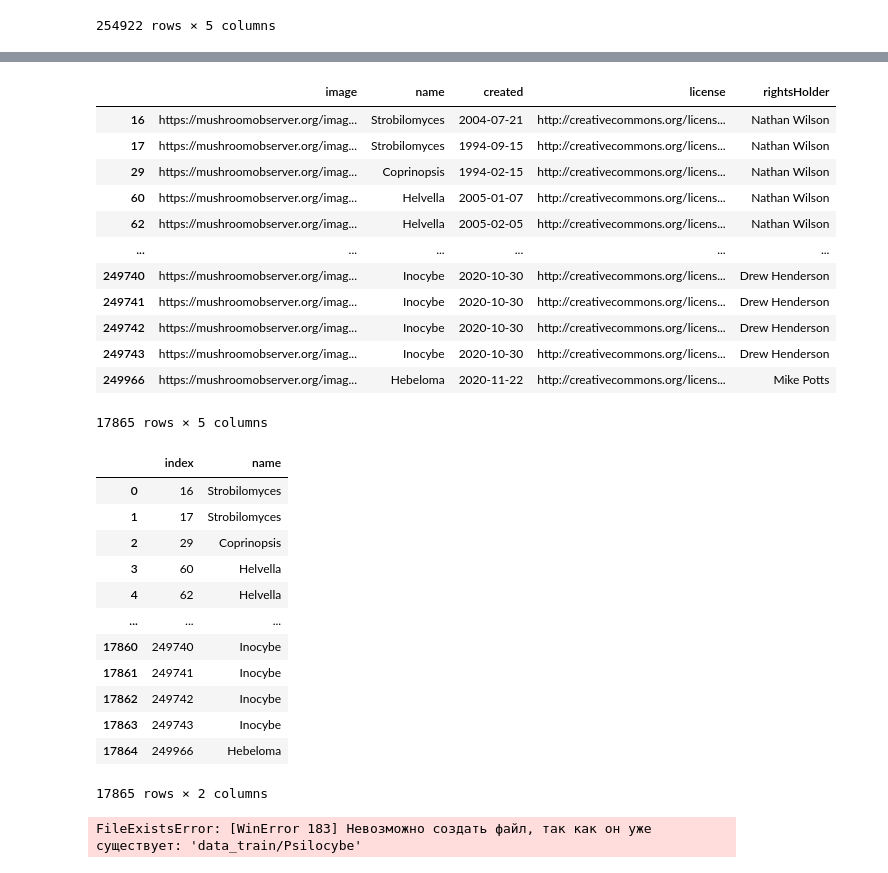
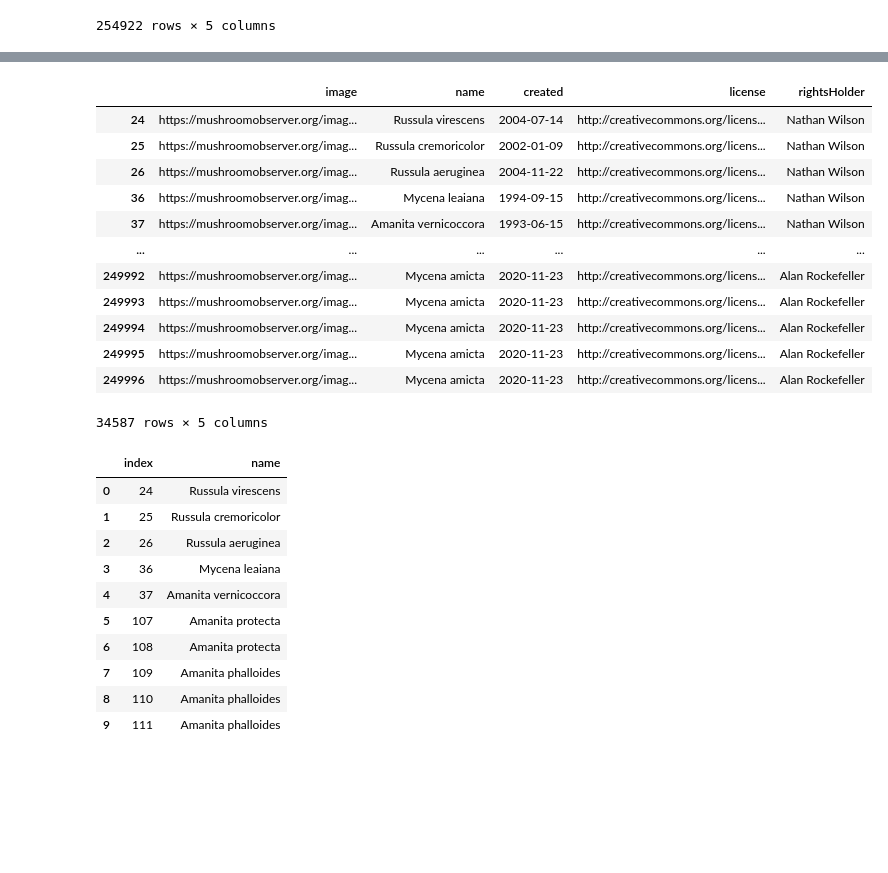
Before and after one commit to AAYamoldin/mushrooms_family_classification, a Jupyter notebook: main.ipynb, the cells around one changed output, grey strips where cells are left out. Saved outputs shown, nothing was run; the diff lists cells and outputs as text; code cells hidden in the pictures; blank space fills up the shorter version.

```diff
--- a/main.ipynb
+++ b/main.ipynb
@@ -95,7 +72,7 @@ df
 254922 rows × 5 columns
 # %%
 # Получаем список фото, которые у нас имеются на данный момент
-jpgFilenamesList = glob.glob('./data/*.jpg')
+jpgFilenamesList = glob.glob('./data_ideal/*.jpg')
 photos = []
 for i in jpgFilenamesList:
     photos.append(int((os.path.basename(i))[:-4]))
@@ -105,5 +114,6 @@ df_exist_photos = df[df.index.isin(photos)]
 # %%
 # Составим топ-1000 семейств в имеющимся у нас датасете
-families = df_exist_photos['name'].str.split(n=1).str[0].value_counts()[:1000]
+families = df_exist_photos['name'].str.split(n=1).str[0].value_counts()[:20]
 families
+#1
 # %% [output]
@@ -127,51 +153,46 @@ families.sum()
 # %%
 # Составим датасет, состоящий только из топ-100 грибных семейств
-top_1000 = df_exist_photos[df_exist_photos.name.isin(families.index)]
+top_1000 = df_exist_photos[df_exist_photos['name'].str.split(n=1).str[0].isin(families.index)]
 top_1000
 # %% [output]
 |  | image | name | created | license | rightsHolder |
-| 16 | https://mushroomobserver.org/imag... | Strobilomyces | 2004-07-21 | http://creativecommons.org/licens... | Nathan Wilson |
-| 17 | https://mushroomobserver.org/imag... | Strobilomyces | 1994-09-15 | http://creativecommons.org/licens... | Nathan Wilson |
-| 29 | https://mushroomobserver.org/imag... | Coprinopsis | 1994-02-15 | http://creativecommons.org/licens... | Nathan Wilson |
-| 60 | https://mushroomobserver.org/imag... | Helvella | 2005-01-07 | http://creativecommons.org/licens... | Nathan Wilson |
-| 62 | https://mushroomobserver.org/imag... | Helvella | 2005-02-05 | http://creativecommons.org/licens... | Nathan Wilson |
+| 24 | https://mushroomobserver.org/imag... | Russula virescens | 2004-07-14 | http://creativecommons.org/licens... | Nathan Wilson |
+| 25 | https://mushroomobserver.org/imag... | Russula cremoricolor | 2002-01-09 | http://creativecommons.org/licens... | Nathan Wilson |
+| 26 | https://mushroomobserver.org/imag... | Russula aeruginea | 2004-11-22 | http://creativecommons.org/licens... | Nathan Wilson |
+| 36 | https://mushroomobserver.org/imag... | Mycena leaiana | 1994-09-15 | http://creativecommons.org/licens... | Nathan Wilson |
+| 37 | https://mushroomobserver.org/imag... | Amanita vernicoccora | 1993-06-15 | http://creativecommons.org/licens... | Nathan Wilson |
 | ... | ... | ... | ... | ... | ... |
-| 249740 | https://mushroomobserver.org/imag... | Inocybe | 2020-10-30 | http://creativecommons.org/licens... | Drew Henderson |
-| 249741 | https://mushroomobserver.org/imag... | Inocybe | 2020-10-30 | http://creativecommons.org/licens... | Drew Henderson |
-| 249742 | https://mushroomobserver.org/imag... | Inocybe | 2020-10-30 | http://creativecommons.org/licens... | Drew Henderson |
-| 249743 | https://mushroomobserver.org/imag... | Inocybe | 2020-10-30 | http://creativecommons.org/licens... | Drew Henderson |
-| 249966 | https://mushroomobserver.org/imag... | Hebeloma | 2020-11-22 | http://creativecommons.org/licens... | Mike Potts |
+| 249992 | https://mushroomobserver.org/imag... | Mycena amicta | 2020-11-23 | http://creativecommons.org/licens... | Alan Rockefeller |
+| 249993 | https://mushroomobserver.org/imag... | Mycena amicta | 2020-11-23 | http://creativecommons.org/licens... | Alan Rockefeller |
+| 249994 | https://mushroomobserver.org/imag... | Mycena amicta | 2020-11-23 | http://creativecommons.org/licens... | Alan Rockefeller |
+| 249995 | https://mushroomobserver.org/imag... | Mycena amicta | 2020-11-23 | http://creativecommons.org/licens... | Alan Rockefeller |
+| 249996 | https://mushroomobserver.org/imag... | Mycena amicta | 2020-11-23 | http://creativecommons.org/licens... | Alan Rockefeller |
-17865 rows × 5 columns
+34587 rows × 5 columns
 # %%
 # Оставим в датасете только всё самое необходимое: индекс и имя семейства, а также удалим пустое
-
 top_1000 = top_1000.rename_axis('index').reset_index()
 top_1000 = top_1000[['index', 'name']]
 top_1000.dropna(inplace=True)
-top_1000
+top_1000[:10]
 # %% [output]
 |  | index | name |
-| 0 | 16 | Strobilomyces |
-| 1 | 17 | Strobilomyces |
-| 2 | 29 | Coprinopsis |
-| 3 | 60 | Helvella |
-| 4 | 62 | Helvella |
-| ... | ... | ... |
-| 17860 | 249740 | Inocybe |
-| 17861 | 249741 | Inocybe |
-| 17862 | 249742 | Inocybe |
-| 17863 | 249743 | Inocybe |
-| 17864 | 249966 | Hebeloma |
+| 0 | 24 | Russula virescens |
+| 1 | 25 | Russula cremoricolor |
+| 2 | 26 | Russula aeruginea |
+| 3 | 36 | Mycena leaiana |
+| 4 | 37 | Amanita vernicoccora |
+| 5 | 107 | Amanita protecta |
+| 6 | 108 | Amanita protecta |
+| 7 | 109 | Amanita phalloides |
+| 8 | 110 | Amanita phalloides |
+| 9 | 111 | Amanita phalloides |
-17865 rows × 2 columns
 # %%
 ### Раскидаем картинки этого датасета по директориям
 
 for family in tqdm(families.index):
     os.mkdir(f"data_train/{family}")
-    for idx, row in top_1000[top_1000['name'] == family].iterrows():
-        shutil.copy(f'data/{row["index"]}.jpg', f'data_train/{family}/{row["index"]}.jpg')
+    for idx, row in top_1000[top_1000['name'].str.split(n=1).str[0] == family].iterrows():
+        shutil.copy(f'data_ideal/{row["index"]}.jpg', f'data_train/{family}/{row["index"]}.jpg')
-# %% [output]
-FileExistsError: [WinError 183] Невозможно создать файл, так как он уже существует: 'data_train/Psilocybe'
 # %%
 # # Имя семейства это категориальный признак, поэтому делаем LAbelEncoding
 # kek = pd.get_dummies(top_10[['name']])
```
Also changed, not shown: parts of 18 cells of this notebook, 13 other files.
